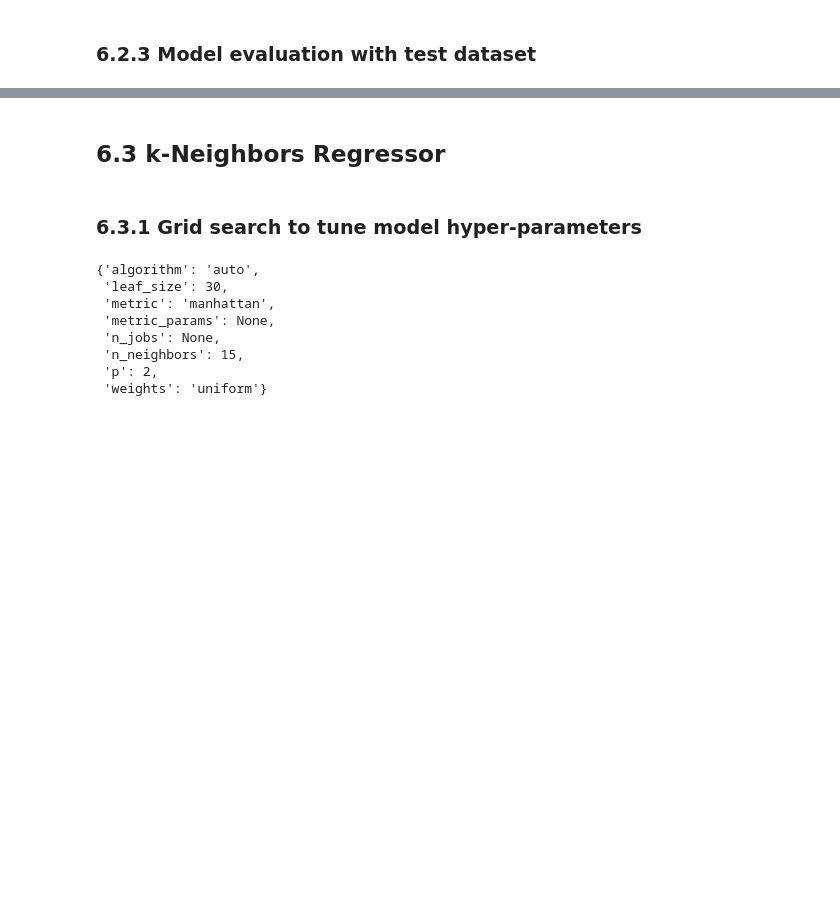
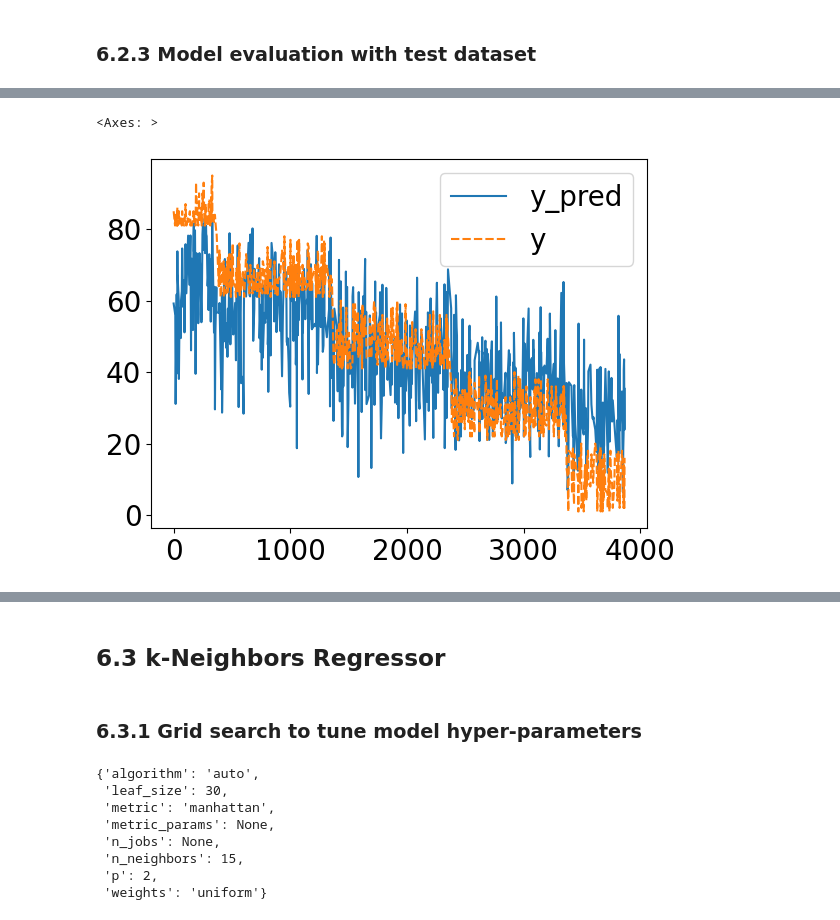
Before and after one commit to MrP29/EECS3401_Project, a Jupyter notebook: 3401_project.ipynb, the cells around one changed output, grey strips where cells are left out. Saved outputs shown, nothing was run; the diff lists cells and outputs as text; code cells hidden in the pictures; blank space fills up the shorter version.

```diff
--- a/3401_project.ipynb
+++ b/3401_project.ipynb
@@ -477,7 +494,7 @@ svr_model.get_params()
  'verbose': False}
 # %%
 # Final model based on grid search
-svr_model = SVR(kernel='rbf', C=100, gamma=0.01, epsilon=0.01)
+svr_model = SVR(kernel='rbf', C=100, gamma=0.01, epsilon=1)
 # %% [markdown]
 ### 6.2.2 Cross validation with training dataset
 # %%
@@ -526,0 +544,10 @@ plt.show()
+# %%
+df = pd.DataFrame({
+    'y_pred': svr_y_predict,
+    'y': y_test,
+    # 'x1': X_test_low_dim['num__danceability']
+})
+sns.lineplot(data=df)
+# %% [output]
+<Axes: >
+[figure, added]
```
Also changed, not shown: parts of 22 cells of this notebook.
